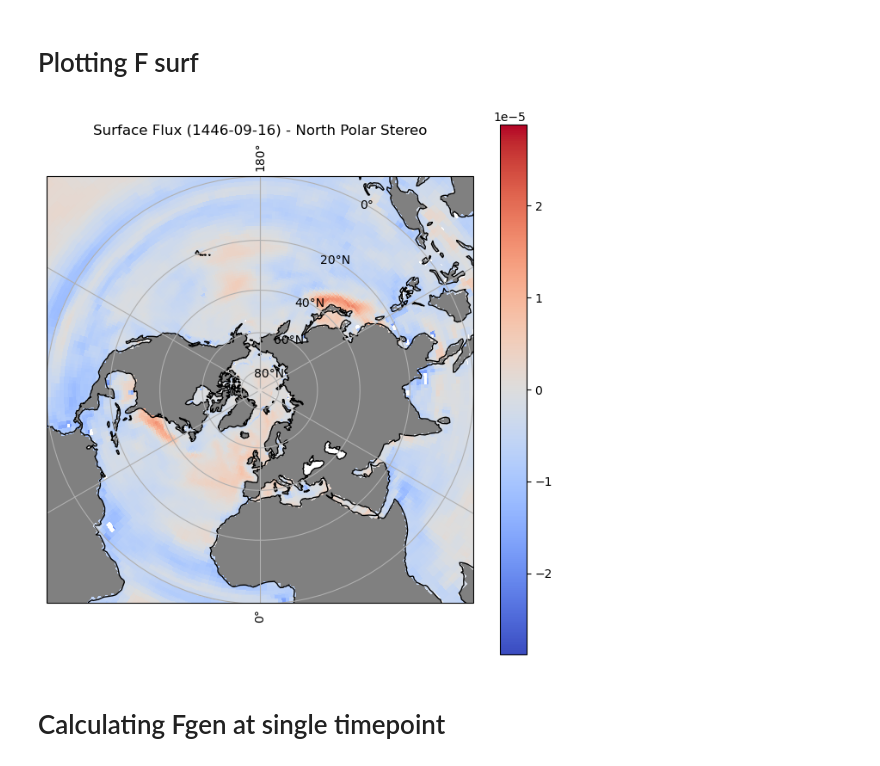
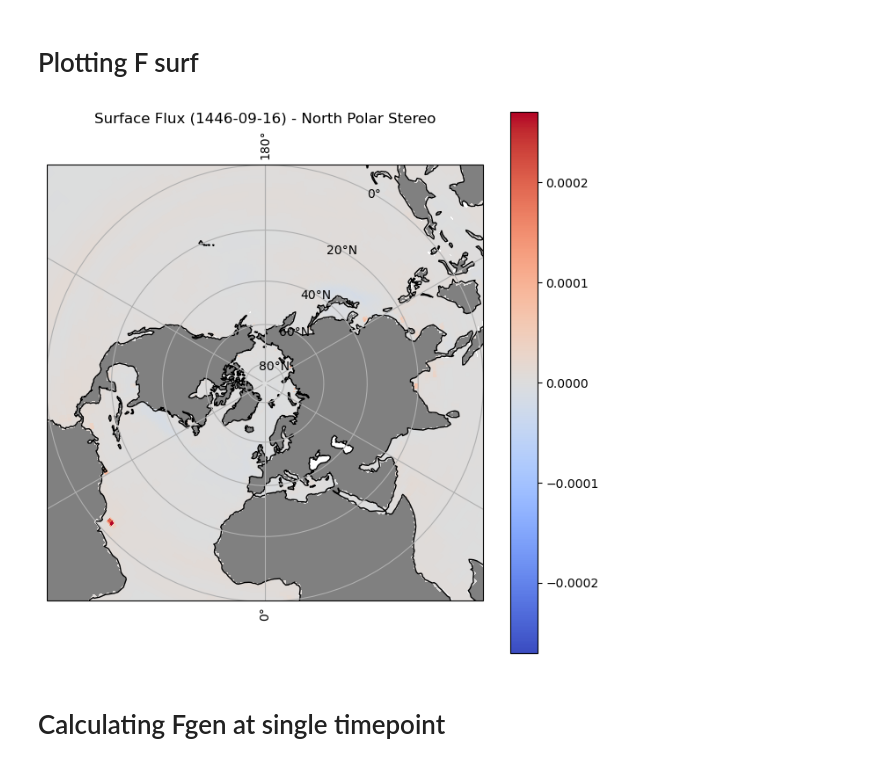
Before and after one commit to xuxingcheng/AMOC-Model-Performance-Analysis, a Jupyter notebook: scripts/Fgen_calculation.ipynb, the cells around one changed output. Cells and saved outputs as stored; diff of their text form; code cells hidden in the pictures.

```diff
--- a/scripts/Fgen_calculation.ipynb
+++ b/scripts/Fgen_calculation.ipynb
@@ -322,16 +317,16 @@ def compute_fsurf(model,
         WF = WF.isel(time=slice(-last_n_months, None))
 
     # f_surf = -(alpha/cp) * f_heat  - (rho0/rho_fw) * beta * S0 * f_water
-    fsurf = -(alpha / cp) * HF  -  (rho0 / rho_fw) * beta * S0 * WF
+    fsurf = (alpha / cp) * HF  +  (rho0 / rho_fw) * beta * S0 * WF
     fsurf = fsurf.assign_attrs(
         long_name="Buoyancy-relevant surface forcing (Eq. 5)",
-        description="-(alpha/cp)*f_heat - (rho0/rho_fw)*beta*S0*f_water",
+        description="(alpha/cp)*f_heat + (rho0/rho_fw)*beta*S0*f_water",
         units="",
         cp=cp, rho0=rho0, rho_fw=rho_fw, S0=S0
     )
 
-    heat_comp = -(alpha / cp) * HF
-    fw_comp = -(rho0 / rho_fw) * beta * S0 * WF
+    heat_comp = (alpha / cp) * HF
+    fw_comp = (rho0 / rho_fw) * beta * S0 * WF
 
     return xr.Dataset(dict(fsurf=fsurf, rho=rho, heat_comp=heat_comp, fw_comp=fw_comp, vertices_latitude=vertices_latitude, vertices_longitude=vertices_longitude))
 
@@ -413,28 +408,28 @@ Attributes: (0)
 # %%
 ds = out_ACCESS
 da = ds['fsurf'].isel(time=200)
-da = da.where(da > -0.00002)  # filter out the abnormal values
+#da = da.where(da > -0.00002)  # filter out the abnormal values
 
 fig = plt.figure(figsize=(8, 8))
 ax = plt.subplot(1, 1, 1, projection=ccrs.NorthPolarStereo())
 ax.add_feature(cfeature.LAND, facecolor='gray', zorder=0)
 
 ax.coastlines()
 ax.gridlines(draw_labels=True)
 ax.set_extent([-180, 180, 0, 30], crs=ccrs.PlateCarree())
 
 v = np.nanmax(np.abs(da.values))
 pcm = ax.pcolormesh(
     ds['longitude'], ds['latitude'], da,
     transform=ccrs.PlateCarree(),
     cmap='coolwarm',
     vmin=-v, vmax=v
 )
 plt.colorbar(pcm, ax=ax, orientation='vertical', label=da.units)
 plt.title(f"Surface Flux ({str(ds['time'].values[200])[:10]}) - North Polar Stereo")
 plt.show()
 # %% [output]
-[figure, old version]
+[figure, new version]
 # %% [markdown]
 # Calculating Fgen at single timepoint
 # %% [markdown]
```
Also changed, not shown: parts of 9 cells of this notebook, 1 other file.
